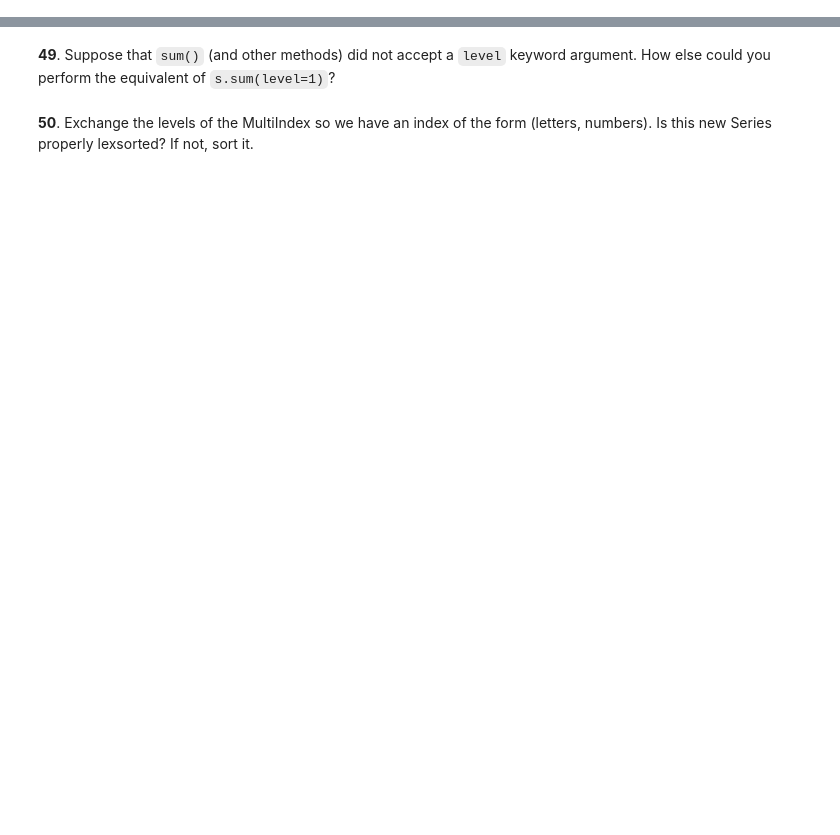
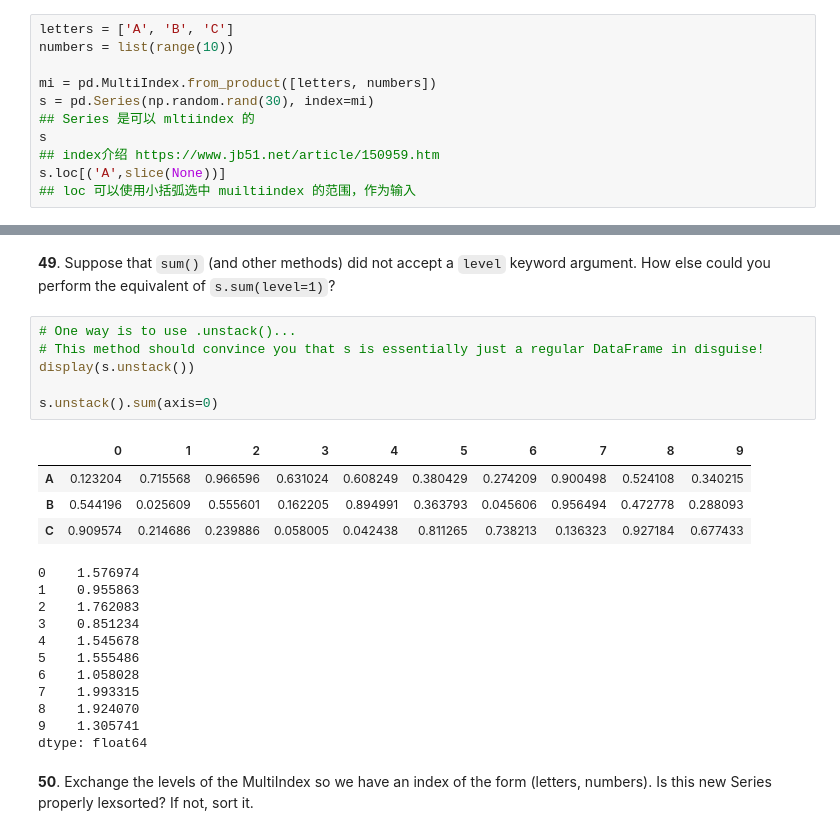
Before and after one commit to mengfanchun2017/BooksStudy, a Jupyter notebook: [git_100-pandas-puzzles]@202003/100-pandas-puzzles_francis.ipynb, the cells around one changed output, grey strips where cells are left out. Drawn from its saved outputs; the diff is of its cells as text; blank space fills up the shorter version.

```diff
--- a/[git_100-pandas-puzzles]@202003/100-pandas-puzzles_francis.ipynb
+++ b/[git_100-pandas-puzzles]@202003/100-pandas-puzzles_francis.ipynb
@@ -849,3 +1150,14 @@ The set of puzzles below explores how you might use multiple index levels to enh
 To warm up, we'll look make a Series with two index levels.
 # %% [markdown]
 **44**. Given the lists `letters = ['A', 'B', 'C']` and `numbers = list(range(10))`, construct a MultiIndex object from the product of the two lists. Use it to index a Series of random numbers. Call this Series `s`.
+# %%
+letters = ['A', 'B', 'C']
+numbers = list(range(10))
+
+mi = pd.MultiIndex.from_product([letters, numbers])
+s = pd.Series(np.random.rand(30), index=mi)
+## Series 是可以 mltiindex 的
+s
+## index介绍 https://www.jb51.net/article/150959.htm
+s.loc[('A',slice(None))]
+## loc 可以使用小括弧选中 muiltiindex 的范围，作为输入
@@ -860,4 +1232,26 @@ To warm up, we'll look make a Series with two index levels.
 # %% [markdown]
 **49**. Suppose that `sum()` (and other methods) did not accept a `level` keyword argument. How else could you perform the equivalent of `s.sum(level=1)`?
+# %%
+# One way is to use .unstack()...
+# This method should convince you that s is essentially just a regular DataFrame in disguise!
+display(s.unstack())
+
+s.unstack().sum(axis=0)
+# %% [output]
+|  | 0 | 1 | 2 | 3 | 4 | 5 | 6 | 7 | 8 | 9 |
+| A | 0.123204 | 0.715568 | 0.966596 | 0.631024 | 0.608249 | 0.380429 | 0.274209 | 0.900498 | 0.524108 | 0.340215 |
+| B | 0.544196 | 0.025609 | 0.555601 | 0.162205 | 0.894991 | 0.363793 | 0.045606 | 0.956494 | 0.472778 | 0.288093 |
+| C | 0.909574 | 0.214686 | 0.239886 | 0.058005 | 0.042438 | 0.811265 | 0.738213 | 0.136323 | 0.927184 | 0.677433 |
+0    1.576974
+1    0.955863
+2    1.762083
+3    0.851234
+4    1.545678
+5    1.555486
+6    1.058028
+7    1.993315
+8    1.924070
+9    1.305741
+dtype: float64
 # %% [markdown]
 **50**. Exchange the levels of the MultiIndex so we have an index of the form (letters, numbers). Is this new Series properly lexsorted? If not, sort it.
```
Also changed, not shown: parts of 22 cells of this notebook.
